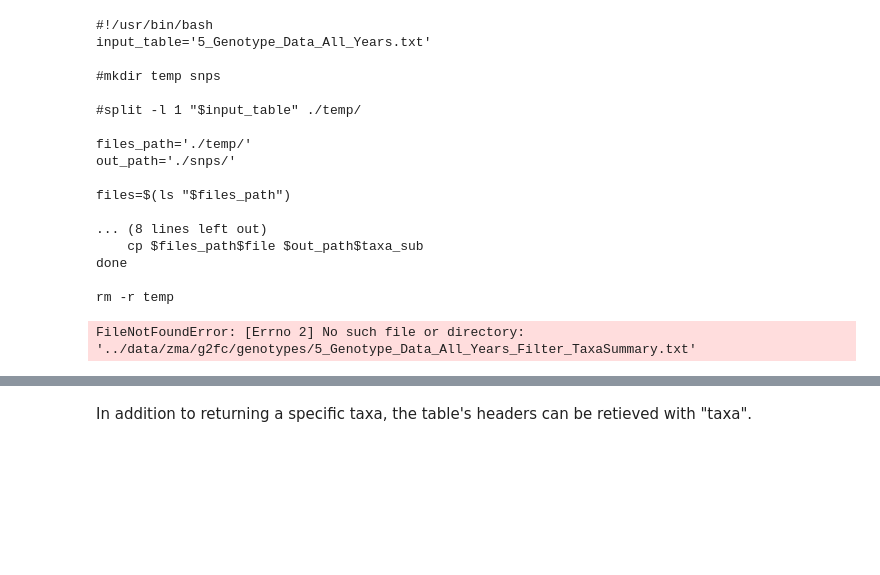
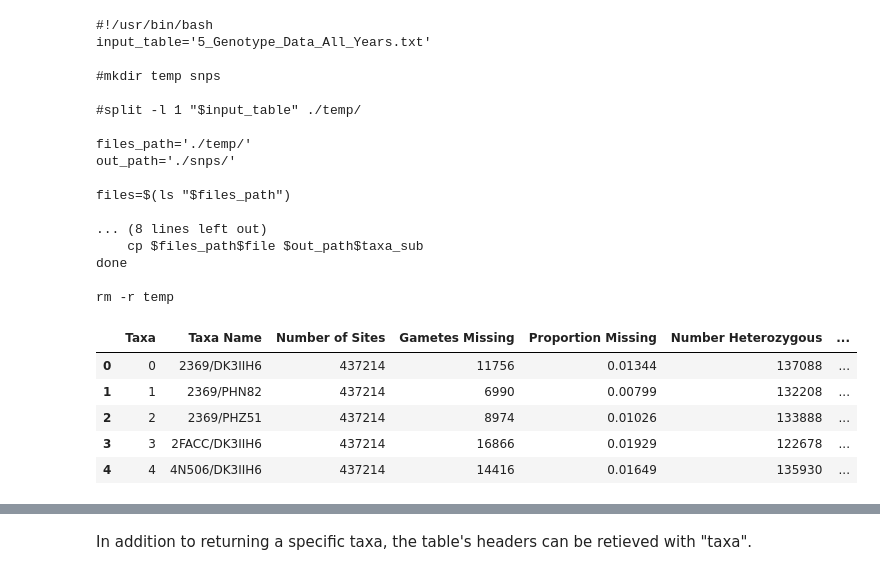
Before and after one commit to DanielKick-USDA/EnvDL, a Jupyter notebook: nbs/00.01_core_dna.ipynb, the cells around one changed output, grey strips where cells are left out. Drawn from its saved outputs; the diff is of its cells as text; code cells hidden in the pictures; blank space fills up the shorter version.

```diff
--- a/nbs/00.01_core_dna.ipynb
+++ b/nbs/00.01_core_dna.ipynb
@@ -40,10 +40,15 @@ rm -r temp
 import pandas as pd
 # %%
 # Other than listing the taxa this isn't expected to be of much use for our purposes.
-geno_taxa=pd.read_table('../data/zma/g2fc/genotypes/'+'5_Genotype_Data_All_Years_Filter_TaxaSummary.txt')
+geno_taxa=pd.read_table('../data/zma/g2fc/genotypes/'+'5_Genotype_Data_All_Years_TaxaSummary.txt')
 geno_taxa.head()
 # %% [output]
-FileNotFoundError: [Errno 2] No such file or directory: '../data/zma/g2fc/genotypes/5_Genotype_Data_All_Years_Filter_TaxaSummary.txt'
+|  | Taxa | Taxa Name | Number of Sites | Gametes Missing | Proportion Missing | Number Heterozygous | ... |
+| 0 | 0 | 2369/DK3IIH6 | 437214 | 11756 | 0.01344 | 137088 | ... |
+| 1 | 1 | 2369/PHN82 | 437214 | 6990 | 0.00799 | 132208 | ... |
+| 2 | 2 | 2369/PHZ51 | 437214 | 8974 | 0.01026 | 133888 | ... |
+| 3 | 3 | 2FACC/DK3IIH6 | 437214 | 16866 | 0.01929 | 122678 | ... |
+| 4 | 4 | 4N506/DK3IIH6 | 437214 | 14416 | 0.01649 | 135930 | ... |
 # %%
 #| export
 
```
Also changed, not shown: parts of 18 cells of this notebook, 1 other file.
